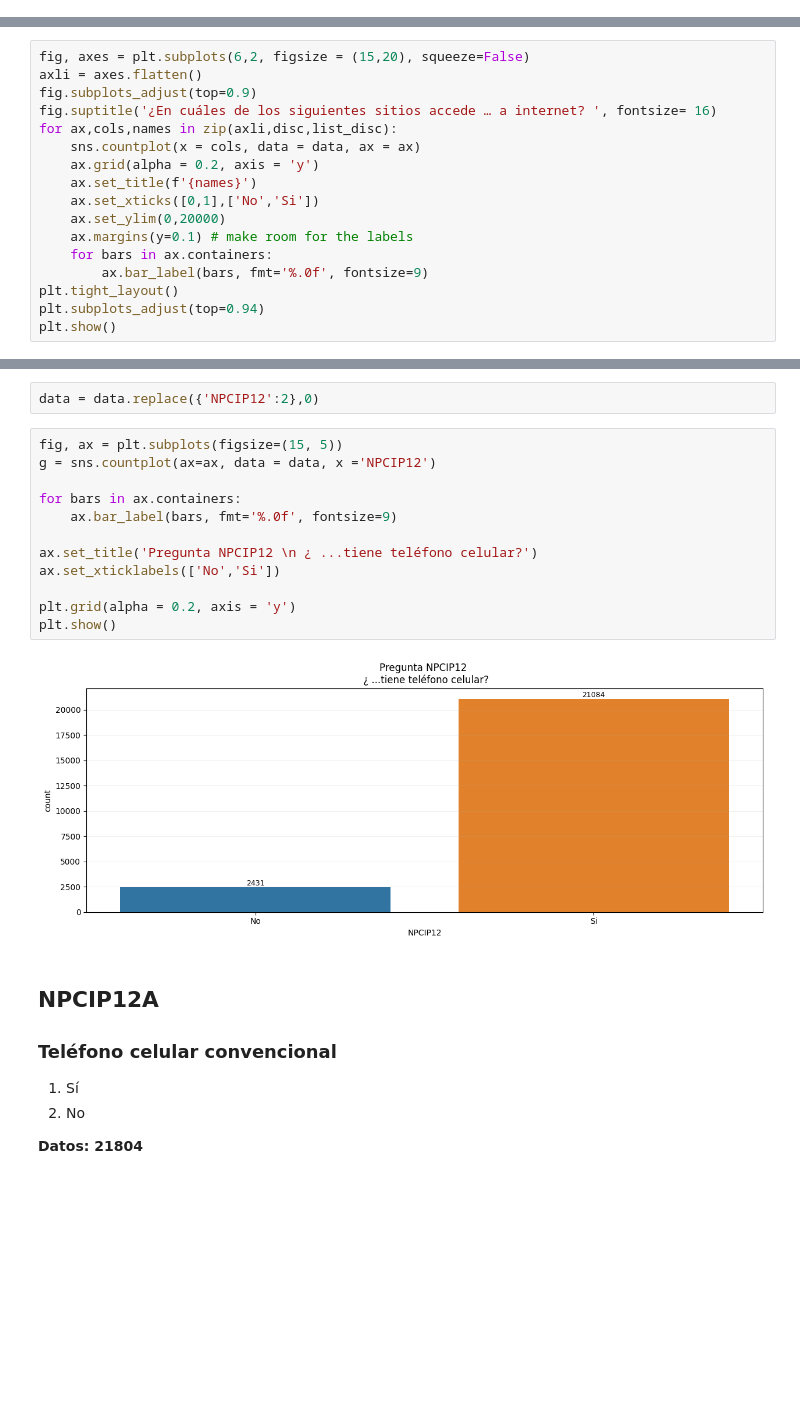
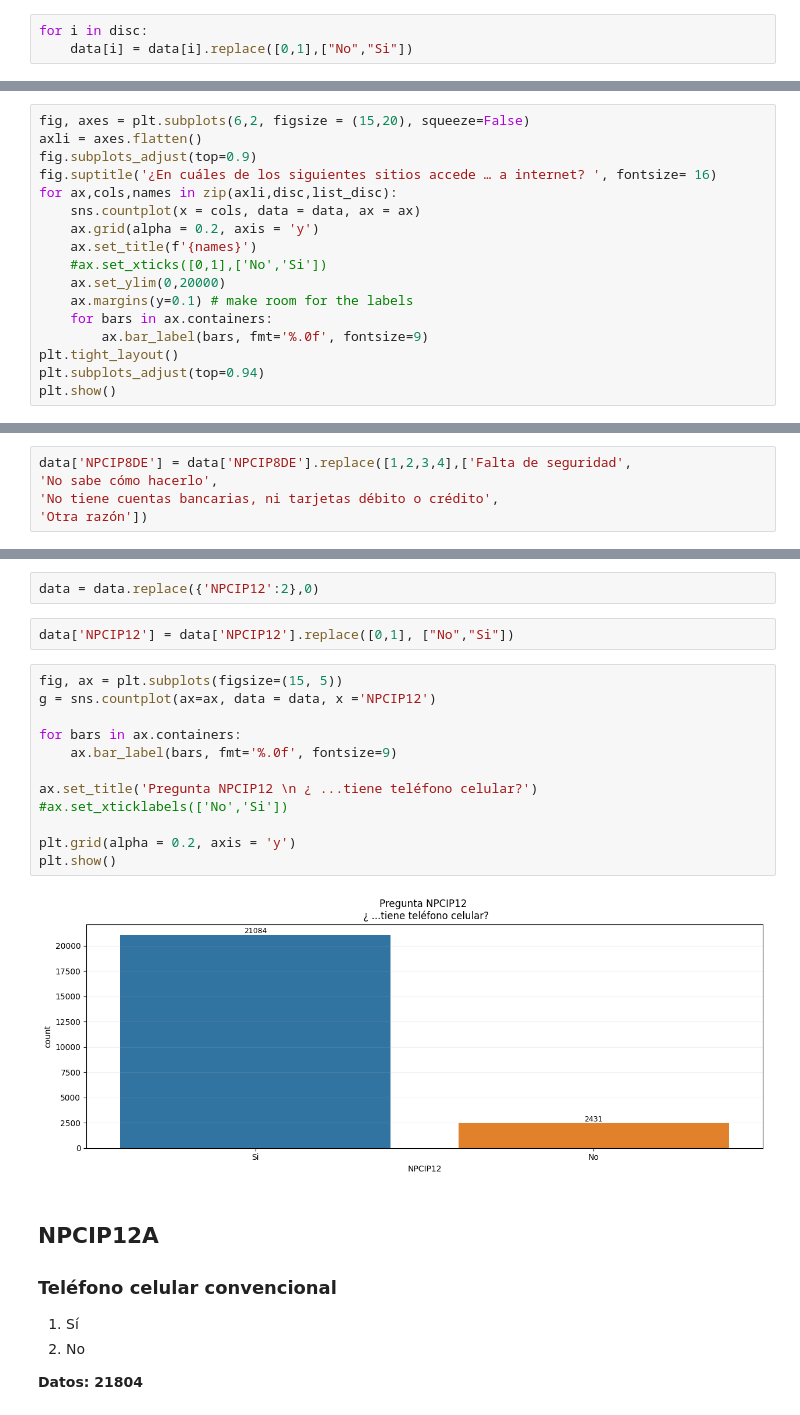
Before and after one commit to pinnzonandres/Encuesta-Multiproposito-Suba, a Jupyter notebook: Jupyter Scripts/8 - Parte EDA & Limpieza - Sección NPCIP.ipynb, the cells around one changed output, grey strips where cells are left out. Drawn from its saved outputs; the diff is of its cells as text; blank space fills up the shorter version.

```diff
--- a/Jupyter Scripts/8 - Parte EDA & Limpieza - Sección NPCIP.ipynb
+++ b/Jupyter Scripts/8 - Parte EDA & Limpieza - Sección NPCIP.ipynb
@@ -443,6 +477,9 @@ NPCIP8DE 8835
 # %%
 for i in disc:
     data = data.replace({i:2},0)
+# %%
+for i in disc:
+    data[i] = data[i].replace([0,1],["No","Si"])
 # %%
 list_disc = ['Obtener información (excluir la búsqueda de información con fines de educación y aprendizaje)',
 'Correo y mensajería',
@@ -464,7 +501,7 @@ for ax,cols,names in zip(axli,disc,list_disc):
     sns.countplot(x = cols, data = data, ax = ax)
     ax.grid(alpha = 0.2, axis = 'y')
     ax.set_title(f'{names}')
-    ax.set_xticks([0,1],['No','Si'])
+    #ax.set_xticks([0,1],['No','Si'])
     ax.set_ylim(0,20000)
     ax.margins(y=0.1) # make room for the labels
     for bars in ax.containers:
@@ -496,5 +533,10 @@ data['NPCIP8DE'].value_counts()
 4.0     864
 Name: NPCIP8DE, dtype: int64
+# %%
+data['NPCIP8DE'] = data['NPCIP8DE'].replace([1,2,3,4],['Falta de seguridad',
+'No sabe cómo hacerlo',
+'No tiene cuentas bancarias, ni tarjetas débito o crédito',
+'Otra razón'])
 # %%
 fig, ax = plt.subplots(figsize=(15, 5))
 g = sns.countplot(ax=ax, data = data, x ='NPCIP8DE')
@@ -567,20 +609,22 @@ data['NPCIP12'].value_counts()
 Name: NPCIP12, dtype: int64
 # %%
 data = data.replace({'NPCIP12':2},0)
+# %%
+data['NPCIP12'] = data['NPCIP12'].replace([0,1], ["No","Si"])
 # %%
 fig, ax = plt.subplots(figsize=(15, 5))
 g = sns.countplot(ax=ax, data = data, x ='NPCIP12')
 
 for bars in ax.containers:
     ax.bar_label(bars, fmt='%.0f', fontsize=9)
 
 ax.set_title('Pregunta NPCIP12 \n ¿ ...tiene teléfono celular?')
-ax.set_xticklabels(['No','Si'])
+#ax.set_xticklabels(['No','Si'])
 
 plt.grid(alpha = 0.2, axis = 'y')
 plt.show()
 # %% [output]
-[figure, old version]
+[figure, new version]
 # %% [markdown]
 ## NPCIP12A
 ### Teléfono celular convencional
```
Also changed, not shown: parts of 25 cells of this notebook, 1 other file.
